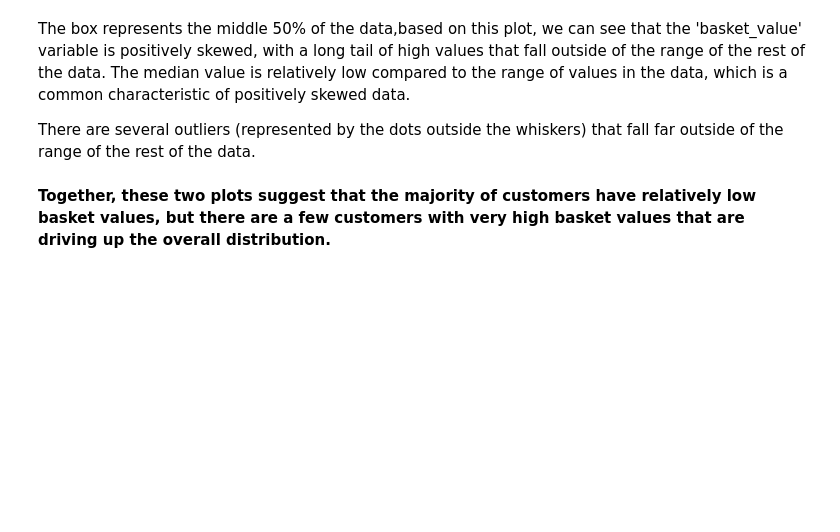
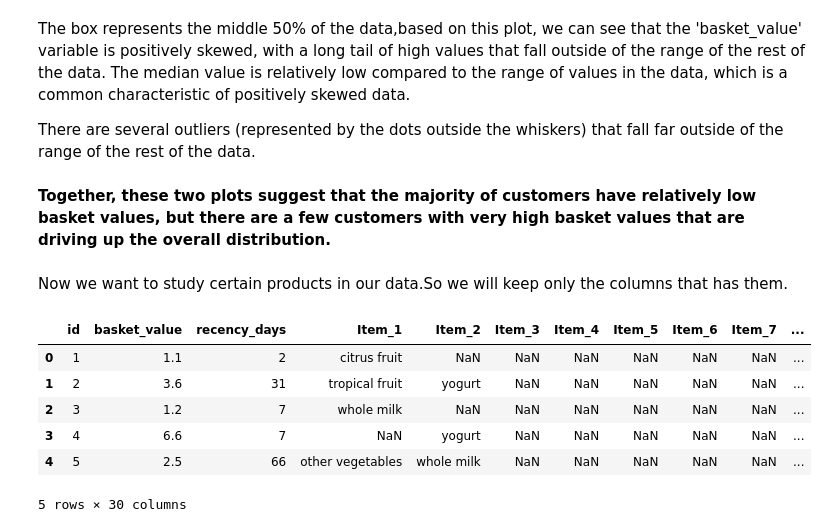
Before and after one commit to tfysekis/Data-Mining, a Jupyter notebook: Mining_Knowledge.ipynb, the cells around one changed output. Drawn from its saved outputs; the diff is of its cells as text; code cells hidden in the pictures; blank space fills up the shorter version.

```diff
--- a/Mining_Knowledge.ipynb
+++ b/Mining_Knowledge.ipynb
@@ -72,3 +72,27 @@ The box represents the middle 50% of the data,based on this plot, we can see tha
 There are several outliers (represented by the dots outside the whiskers) that fall far outside of the range of the rest of the data.
 # %% [markdown]
 **Together, these two plots suggest that the majority of customers have relatively low basket values, but there are a few customers with very high basket values that are driving up the overall distribution.**
+# %% [markdown]
+Now we want to study certain products in our data.So we will keep only the columns that has them.
+# %%
+# List of item names to keep
+item_names = ['citrus fruit', 'tropical fruit', 'whole milk', 'other vegetables', 'rolls/buns', 'chocolate', 'bottled water', 'yogurt', 'sausage', 'root vegetables', 'pastry', 'sodα', 'cream']
+
+# Select only the relevant columns
+data_filtered = data.iloc[:, :3]  # keep the first 3 columns because we dont want to modify them(id,basket_value	recency_days)
+for i in range(1, 33):  # loop over columns Item_1 to Item_32
+    col_name = 'Item_' + str(i)
+    if col_name in data.columns:  # check if column exists in data
+        col_data = data[data[col_name].isin(item_names)][col_name]
+        if not col_data.empty:  # check if column has any data
+            data_filtered = pd.concat([data_filtered, col_data], axis=1)
+#print
+data_filtered.head()
+# %% [output]
+|  | id | basket_value | recency_days | Item_1 | Item_2 | Item_3 | Item_4 | Item_5 | Item_6 | Item_7 | ... |
+| 0 | 1 | 1.1 | 2 | citrus fruit | NaN | NaN | NaN | NaN | NaN | NaN | ... |
+| 1 | 2 | 3.6 | 31 | tropical fruit | yogurt | NaN | NaN | NaN | NaN | NaN | ... |
+| 2 | 3 | 1.2 | 7 | whole milk | NaN | NaN | NaN | NaN | NaN | NaN | ... |
+| 3 | 4 | 6.6 | 7 | NaN | yogurt | NaN | NaN | NaN | NaN | NaN | ... |
+| 4 | 5 | 2.5 | 66 | other vegetables | whole milk | NaN | NaN | NaN | NaN | NaN | ... |
+5 rows × 30 columns
```
Also changed, not shown: parts of 9 cells of this notebook.
